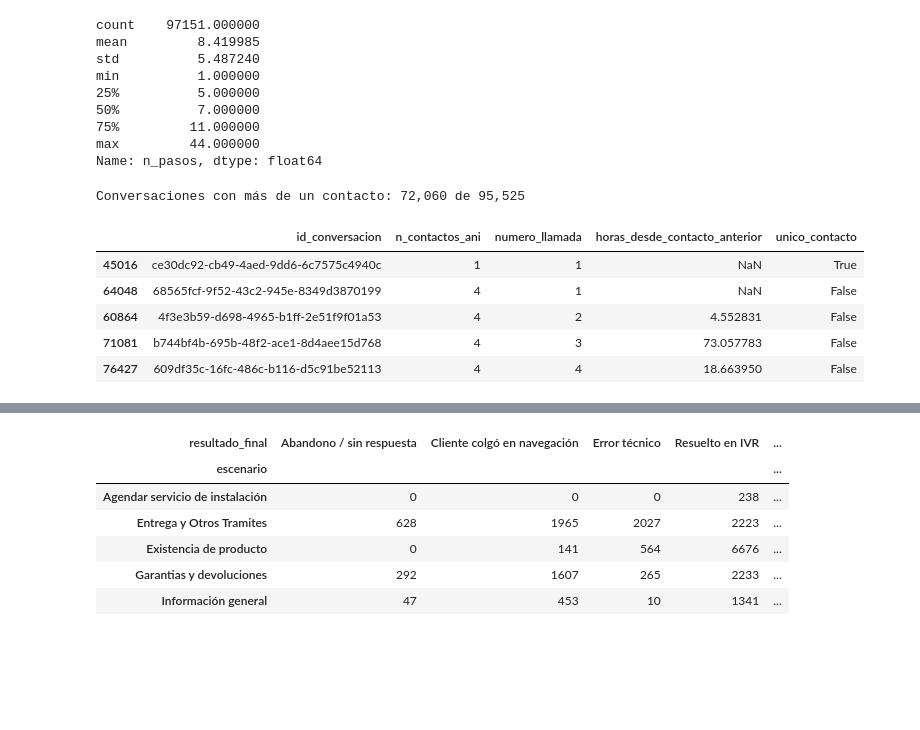
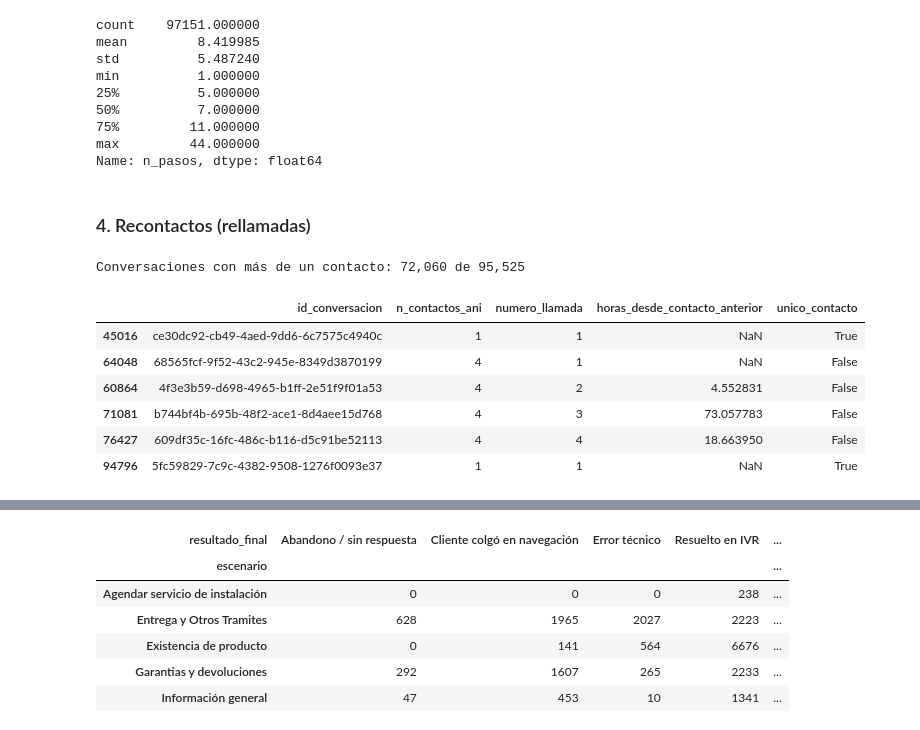
Before and after one commit to JPSOLANO10/Graphos_alk, a Jupyter notebook: 04_pipeline.ipynb, the cells around one changed output, grey strips where cells are left out. Saved outputs shown, nothing was run; the diff lists cells and outputs as text; code cells hidden in the pictures; blank space fills up the shorter version.

Commit message:
Consolidacion para tablero

```diff
--- a/04_pipeline.ipynb
+++ b/04_pipeline.ipynb
@@ -933,4 +985,6 @@ min          1.000000
 75%         11.000000
 max         44.000000
 Name: n_pasos, dtype: float64
+# %% [markdown]
+### 4. Recontactos (rellamadas)
 # %%
@@ -956,11 +1009,12 @@ print(f"Conversaciones con más de un contacto: {(~df_recontactos['unico_contact
 # %% [output]
 Conversaciones con más de un contacto: 72,060 de 95,525
 # %%
-df_recontactos.head(5)
+df_recontactos.head(6)
 # %% [output]
 |  | id_conversacion | n_contactos_ani | numero_llamada | horas_desde_contacto_anterior | unico_contacto |
 | 45016 | ce30dc92-cb49-4aed-9dd6-6c7575c4940c | 1 | 1 | NaN | True |
 | 64048 | 68565fcf-9f52-43c2-945e-8349d3870199 | 4 | 1 | NaN | False |
 | 60864 | 4f3e3b59-d698-4965-b1ff-2e51f9f01a53 | 4 | 2 | 4.552831 | False |
 | 71081 | b744bf4b-695b-48f2-ace1-8d4aee15d768 | 4 | 3 | 73.057783 | False |
 | 76427 | 609df35c-16fc-486c-b116-d5c91be52113 | 4 | 4 | 18.663950 | False |
+| 94796 | 5fc59829-7c9c-4382-9508-1276f0093e37 | 1 | 1 | NaN | True |
```
Also changed, not shown: parts of 59 cells of this notebook.
